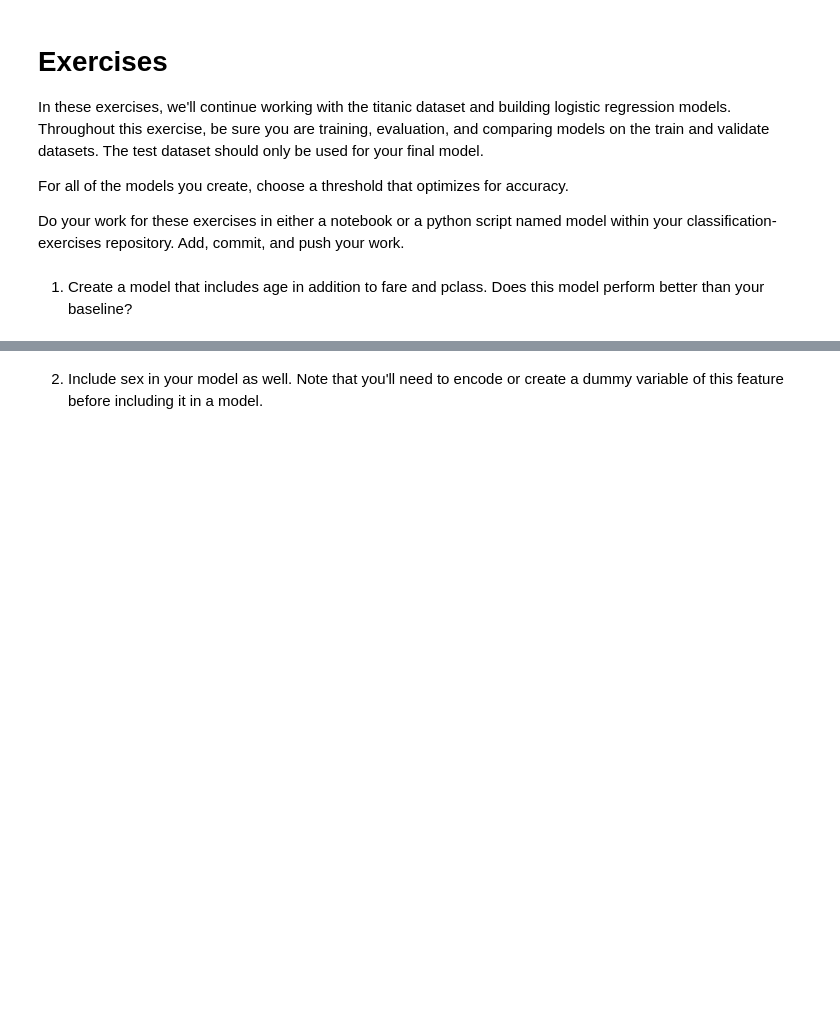
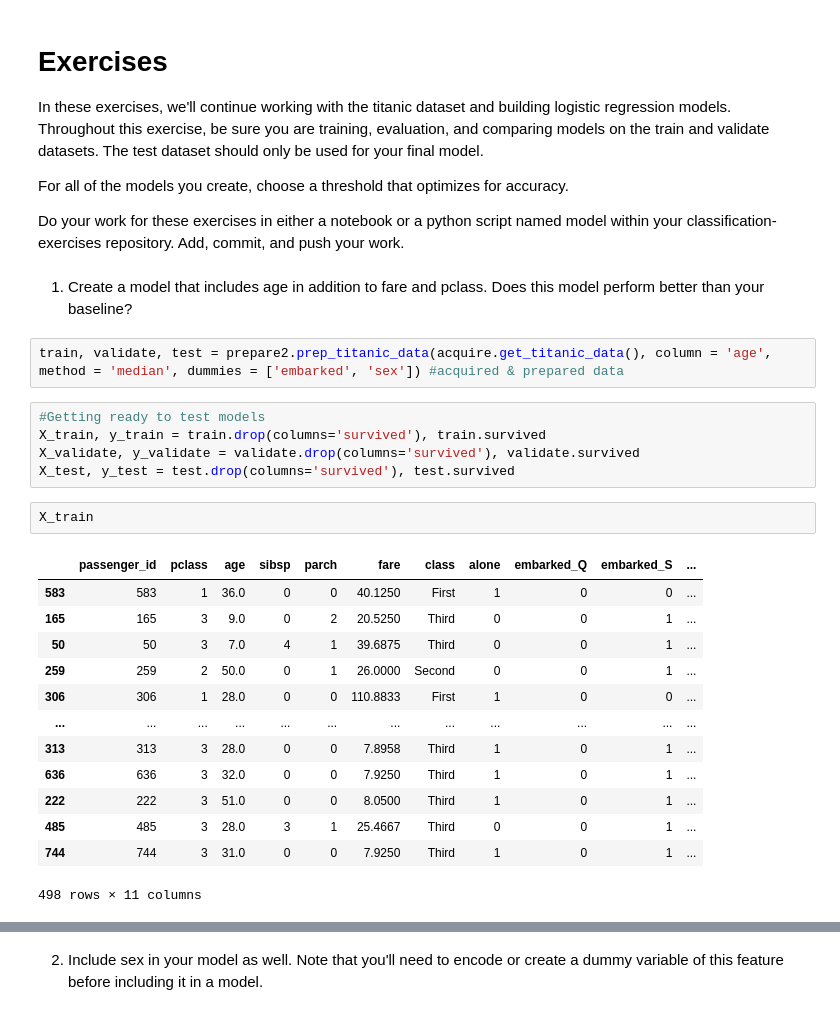
Before and after one commit to LinhQuach13/classification-exercises, a Jupyter notebook: model.ipynb, the cells around one changed output, grey strips where cells are left out. Drawn from its saved outputs; the diff is of its cells as text; blank space fills up the shorter version.

```diff
--- a/model.ipynb
+++ b/model.ipynb
@@ -987,3 +989,26 @@ For all of the models you create, choose a threshold that optimizes for accuracy
 Do your work for these exercises in either a notebook or a python script named model within your classification-exercises repository. Add, commit, and push your work.
 # %% [markdown]
 1. Create a model that includes age in addition to fare and pclass. Does this model perform better than your baseline?
+# %%
+train, validate, test = prepare2.prep_titanic_data(acquire.get_titanic_data(), column = 'age', method = 'median', dummies = ['embarked', 'sex']) #acquired & prepared data
+# %%
+#Getting ready to test models
+X_train, y_train = train.drop(columns='survived'), train.survived
+X_validate, y_validate = validate.drop(columns='survived'), validate.survived
+X_test, y_test = test.drop(columns='survived'), test.survived
+# %%
+X_train
+# %% [output]
+|  | passenger_id | pclass | age | sibsp | parch | fare | class | alone | embarked_Q | embarked_S | ... |
+| 583 | 583 | 1 | 36.0 | 0 | 0 | 40.1250 | First | 1 | 0 | 0 | ... |
+| 165 | 165 | 3 | 9.0 | 0 | 2 | 20.5250 | Third | 0 | 0 | 1 | ... |
+| 50 | 50 | 3 | 7.0 | 4 | 1 | 39.6875 | Third | 0 | 0 | 1 | ... |
+| 259 | 259 | 2 | 50.0 | 0 | 1 | 26.0000 | Second | 0 | 0 | 1 | ... |
+| 306 | 306 | 1 | 28.0 | 0 | 0 | 110.8833 | First | 1 | 0 | 0 | ... |
+| ... | ... | ... | ... | ... | ... | ... | ... | ... | ... | ... | ... |
+| 313 | 313 | 3 | 28.0 | 0 | 0 | 7.8958 | Third | 1 | 0 | 1 | ... |
+| 636 | 636 | 3 | 32.0 | 0 | 0 | 7.9250 | Third | 1 | 0 | 1 | ... |
+| 222 | 222 | 3 | 51.0 | 0 | 0 | 8.0500 | Third | 1 | 0 | 1 | ... |
+| 485 | 485 | 3 | 28.0 | 3 | 1 | 25.4667 | Third | 0 | 0 | 1 | ... |
+| 744 | 744 | 3 | 31.0 | 0 | 0 | 7.9250 | Third | 1 | 0 | 1 | ... |
+498 rows × 11 columns
```
Also changed, not shown: parts of 36 cells of this notebook.
